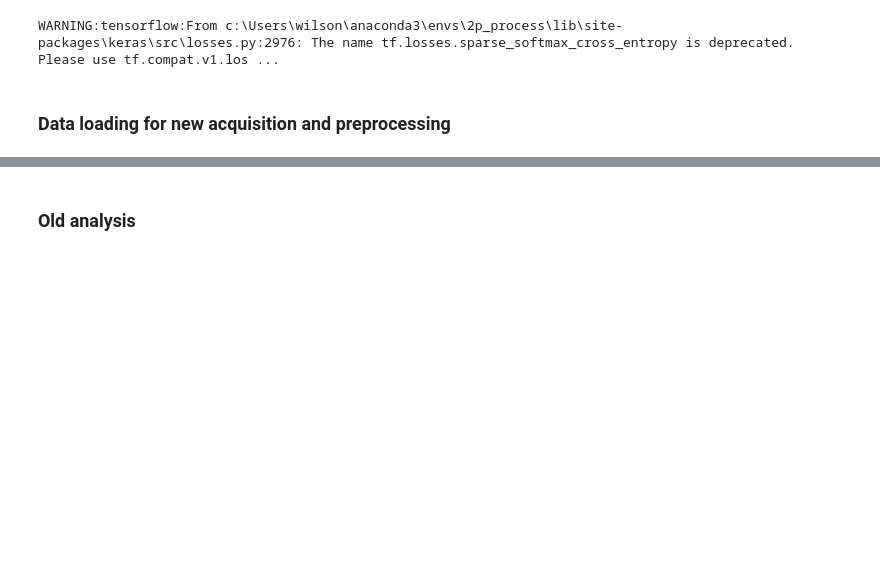
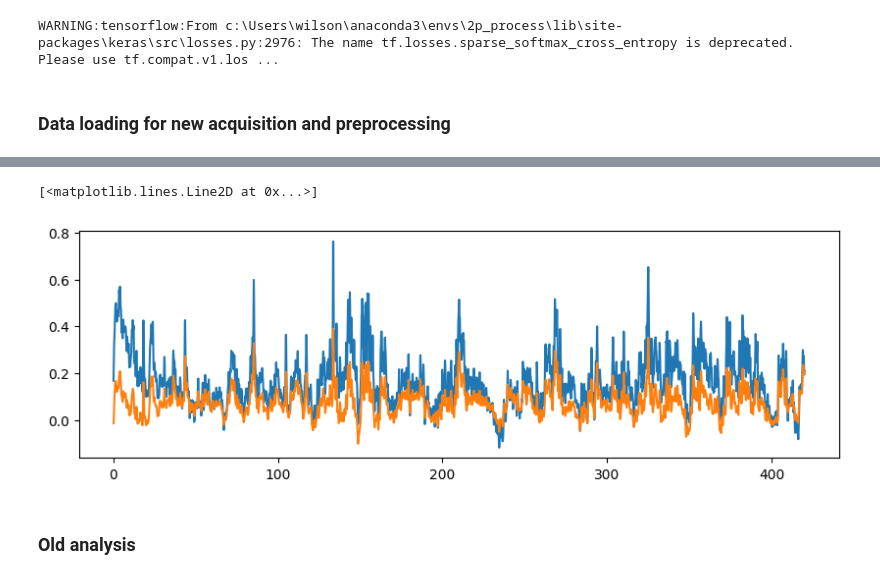
Before and after one commit to jingxuanf0214/thesis-2p-behavior-align, a Jupyter notebook: Exploratory analysis.ipynb, the cells around one changed output, grey strips where cells are left out. Saved outputs shown, nothing was run; the diff lists cells and outputs as text; code cells hidden in the pictures; blank space fills up the shorter version.

```diff
--- a/Exploratory analysis.ipynb
+++ b/Exploratory analysis.ipynb
@@ -470,0 +446,15 @@ plt.scatter(xPos, yPos, s=5,color='red')
+# %%
+base_path = "//research.files.med.harvard.edu/neurobio/wilsonlab/Jingxuan/standby/"
+example_path_data = base_path+"20241008-3_MBON09_no_jump/data/"
+example_path_results = base_path+"20241008-3_MBON09_no_jump/results/"
+trial_num = 1
+odor_threshold = 5
+time_interval_threshold = 16  # Assuming time is in seconds or an equivalent unit
+k = 8
+window_size = 30
+
+is_mat73, roi_df, dff_raw = imaging_behavior_functions.load_intermediate_mat_new(example_path_data,trial_num)
+roi_names, hdeltab_index, epg_index, fr1_index, hdeltab_sequence, epg_sequence, fr1_sequence = imaging_behavior_functions.get_roi_seq(roi_df)
+dff_all_rois, dff_time = imaging_behavior_functions.load_dff_raw(is_mat73, dff_raw)
+neural_df = imaging_behavior_functions.make_df_neural(dff_all_rois, dff_time, roi_names, hdeltab_index, epg_index, fr1_index, hdeltab_sequence, epg_sequence, fr1_sequence)
+behav_df, neural_df_new = imaging_behavior_functions.load_matfile_to_df(example_path_data, trial_num)
@@ -471,3 +477,10 @@ plt.scatter(xPos, yPos, s=5,color='red')
+# %%
+fig, ax = plt.subplots(1, 1, figsize=(10, 3))
+ax.plot(neural_df.time, neural_df.MBON09L)
+ax.plot(neural_df.time, neural_df_new.mbon21_dff1)
+# %% [output]
+[<matplotlib.lines.Line2D at 0x...>]
+[figure, added]
 # %% [markdown]
 ### Old analysis
 # %%
```
Also changed, not shown: parts of 11 cells of this notebook, 1 other file.
